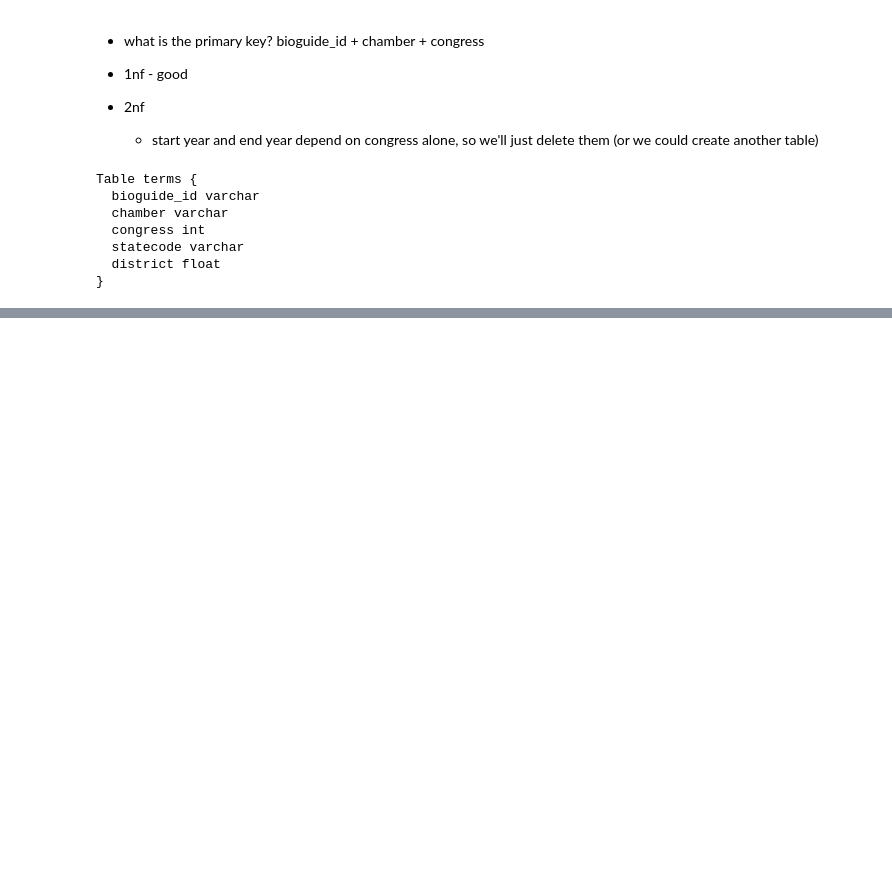
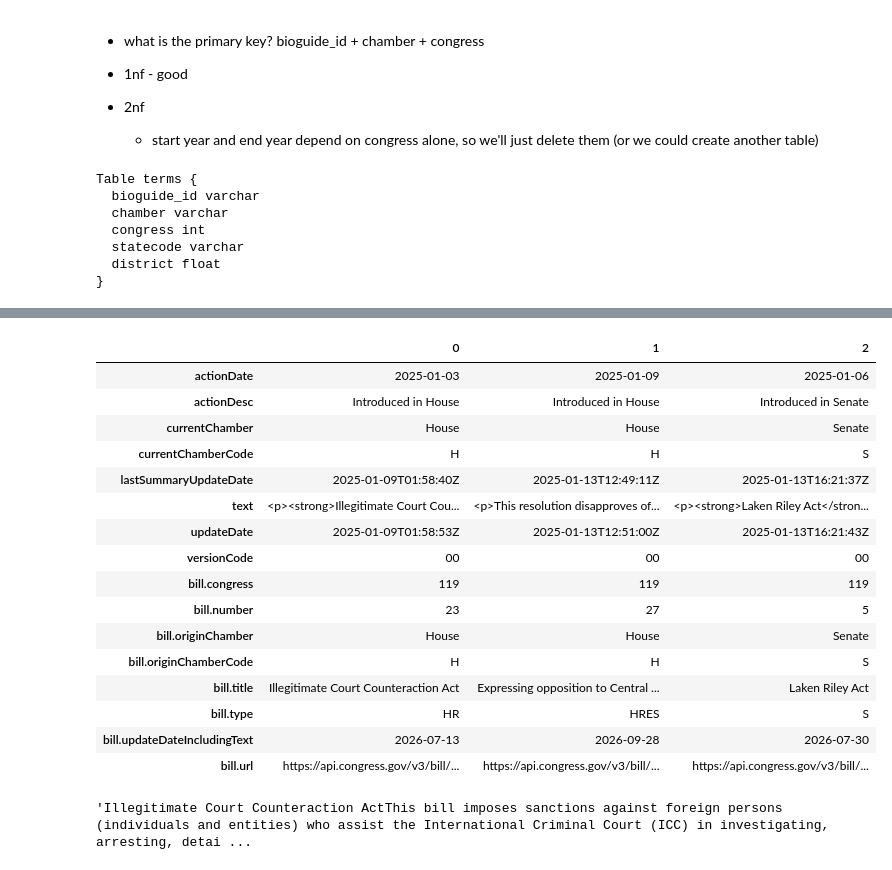
Before and after one commit to solsen17/contrans2026, a Jupyter notebook: notebooks/demo_10_15_2026.ipynb, the cells around one changed output, grey strips where cells are left out. Saved outputs shown, nothing was run; the diff lists cells and outputs as text; code cells hidden in the pictures; blank space fills up the shorter version.

```diff
--- a/notebooks/demo_10_15_2026.ipynb
+++ b/notebooks/demo_10_15_2026.ipynb
@@ -293,0 +313,26 @@ terms.to_csv("../data/processed/terms.csv", index=False)
+# %%
+bill_summaries_119.head(3).T
+# %% [output]
+|  | 0 | 1 | 2 |
+| actionDate | 2025-01-03 | 2025-01-09 | 2025-01-06 |
+| actionDesc | Introduced in House | Introduced in House | Introduced in Senate |
+| currentChamber | House | House | Senate |
+| currentChamberCode | H | H | S |
+| lastSummaryUpdateDate | 2025-01-09T01:58:40Z | 2025-01-13T12:49:11Z | 2025-01-13T16:21:37Z |
+| text | <p><strong>Illegitimate Court Cou... | <p>This resolution disapproves of... | <p><strong>Laken Riley Act</stron... |
+| updateDate | 2025-01-09T01:58:53Z | 2025-01-13T12:51:00Z | 2025-01-13T16:21:43Z |
+| versionCode | 00 | 00 | 00 |
+| bill.congress | 119 | 119 | 119 |
+| bill.number | 23 | 27 | 5 |
+| bill.originChamber | House | House | Senate |
+| bill.originChamberCode | H | H | S |
+| bill.title | Illegitimate Court Counteraction Act | Expressing opposition to Central ... | Laken Riley Act |
+| bill.type | HR | HRES | S |
+| bill.updateDateIncludingText | 2026-07-13 | 2026-09-28 | 2026-07-30 |
+| bill.url | https://api.congress.gov/v3/bill/... | https://api.congress.gov/v3/bill/... | https://api.congress.gov/v3/bill/... |
+# %%
+from bs4 import BeautifulSoup
+mysoup = BeautifulSoup(bill_summaries_119['text'][0], 'html.parser')
+mysoup.text
+# %% [output]
+'Illegitimate Court Counteraction ActThis bill imposes sanctions against foreign persons (individuals and entities) who assist the International Criminal Court (ICC) in investigating, arresting, detai ...
```
Also changed, not shown: parts of 30 cells of this notebook.
